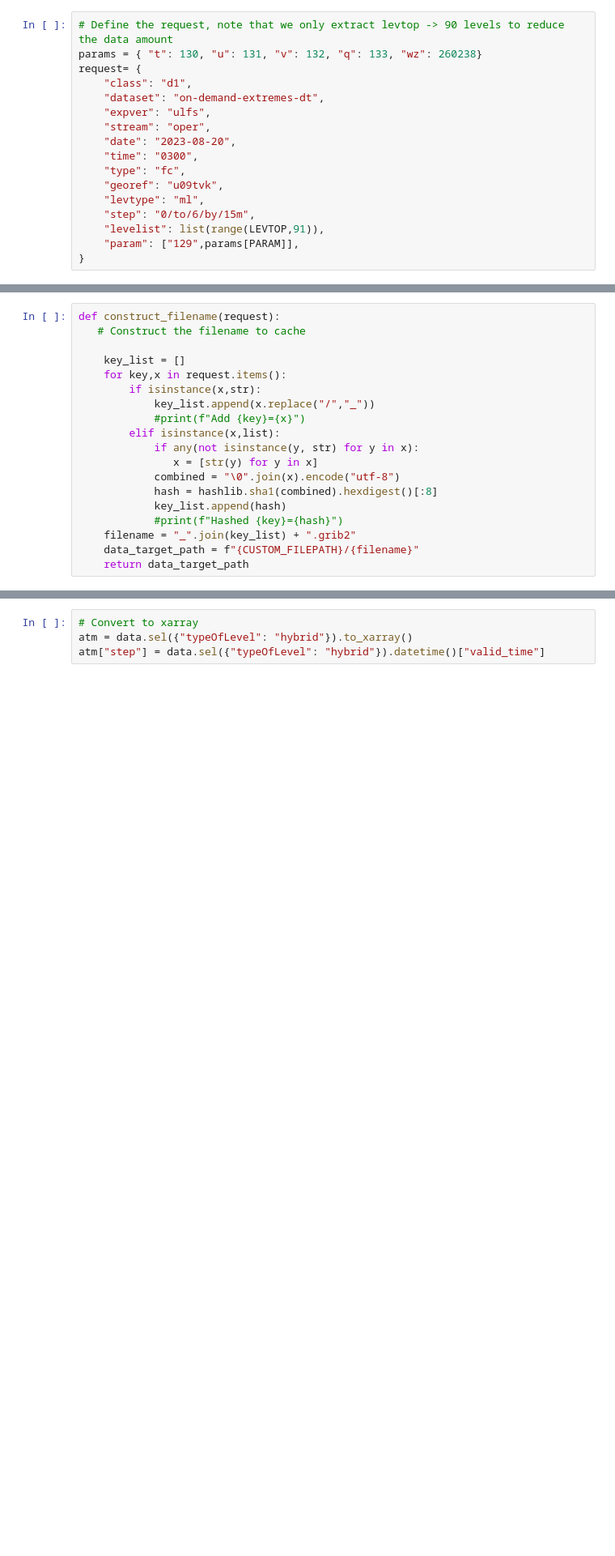
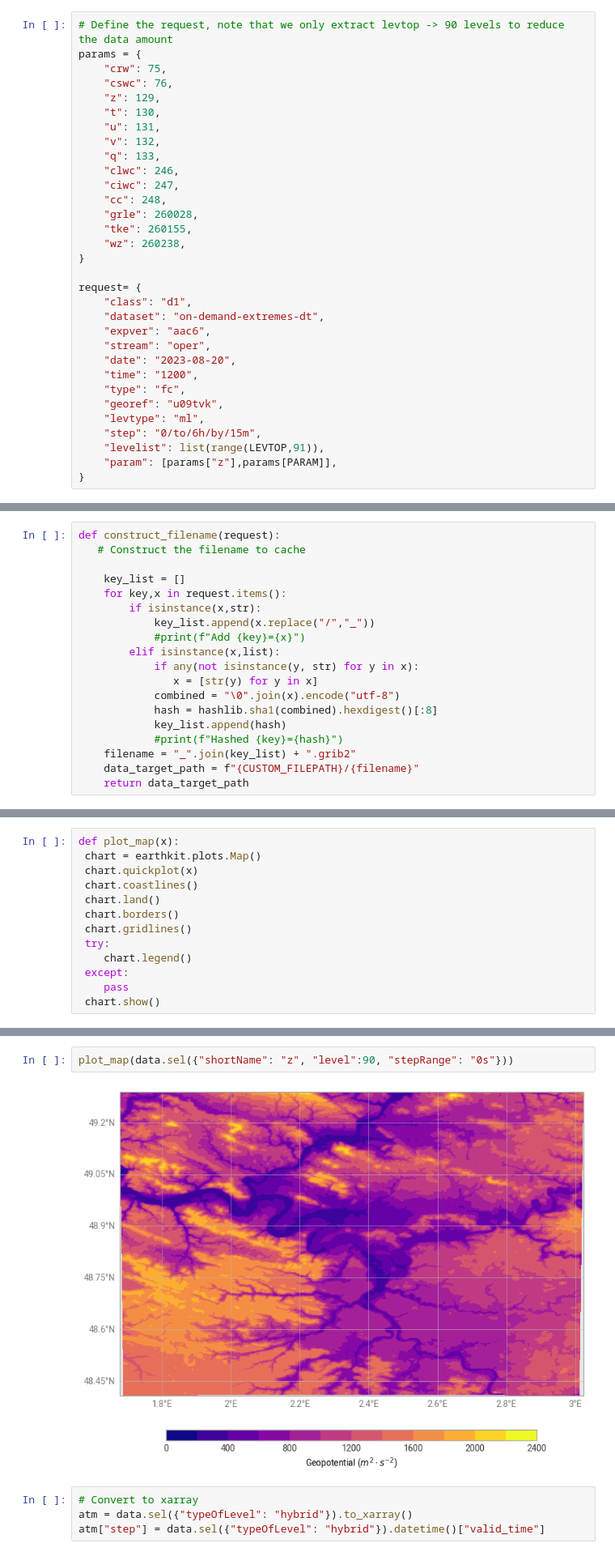
Before and after one commit to UrbanAIRProject/NWP_demo_data, a Jupyter notebook: paris_time_height_plot_subhour_200m.ipynb, the cells around one changed output, grey strips where cells are left out. Shown: that part at 81% size. Cells and saved outputs as stored; diff of their text form; blank space fills up the shorter version.

```diff
--- a/paris_time_height_plot_subhour_200m.ipynb
+++ b/paris_time_height_plot_subhour_200m.ipynb
@@ -22,20 +24,35 @@ polytope_address="polytope.lumi.apps.dte.destination-earth.eu"
 #client = Client(address=polytope_address)
 # %%
 # Define the request, note that we only extract levtop -> 90 levels to reduce the data amount
-params = { "t": 130, "u": 131, "v": 132, "q": 133, "wz": 260238}
+params = {
+    "crw": 75,
+    "cswc": 76,
+    "z": 129,
+    "t": 130,
+    "u": 131,
+    "v": 132,
+    "q": 133,
+    "clwc": 246,
+    "ciwc": 247,
+    "cc": 248,
+    "grle": 260028,
+    "tke": 260155,
+    "wz": 260238,
+}
+
 request= {
     "class": "d1",
     "dataset": "on-demand-extremes-dt",
-    "expver": "ulfs",
+    "expver": "aac6",
     "stream": "oper",
     "date": "2023-08-20",
-    "time": "0300",
+    "time": "1200",
     "type": "fc",
     "georef": "u09tvk",
     "levtype": "ml",
-    "step": "0/to/6/by/15m",
+    "step": "0/to/6h/by/15m",
     "levelist": list(range(LEVTOP,91)),
-    "param": ["129",params[PARAM]],
+    "param": [params["z"],params[PARAM]],
 }
 # %%
 def check_fdb_env():
@@ -99,0 +103,13 @@ Save data to: /ec/res4/scratch/snh/d1_on-demand-extremes-dt_ulfs_oper_2023-08-20
+# %%
+def plot_map(x):
+ chart = earthkit.plots.Map()
+ chart.quickplot(x)
+ chart.coastlines()
+ chart.land()
+ chart.borders()
+ chart.gridlines()
+ try:
+    chart.legend()
+ except:
+    pass
+ chart.show()
@@ -100,3 +134,7 @@ Save data to: /ec/res4/scratch/snh/d1_on-demand-extremes-dt_ulfs_oper_2023-08-20
+# %%
+plot_map(data.sel({"shortName": "z", "level":90, "stepRange": "0s"}))
+# %% [output]
+[figure, added]
 # %%
 # Convert to xarray
 atm = data.sel({"typeOfLevel": "hybrid"}).to_xarray()
```
Also changed, not shown: parts of 6 cells of this notebook, 1 other file.
